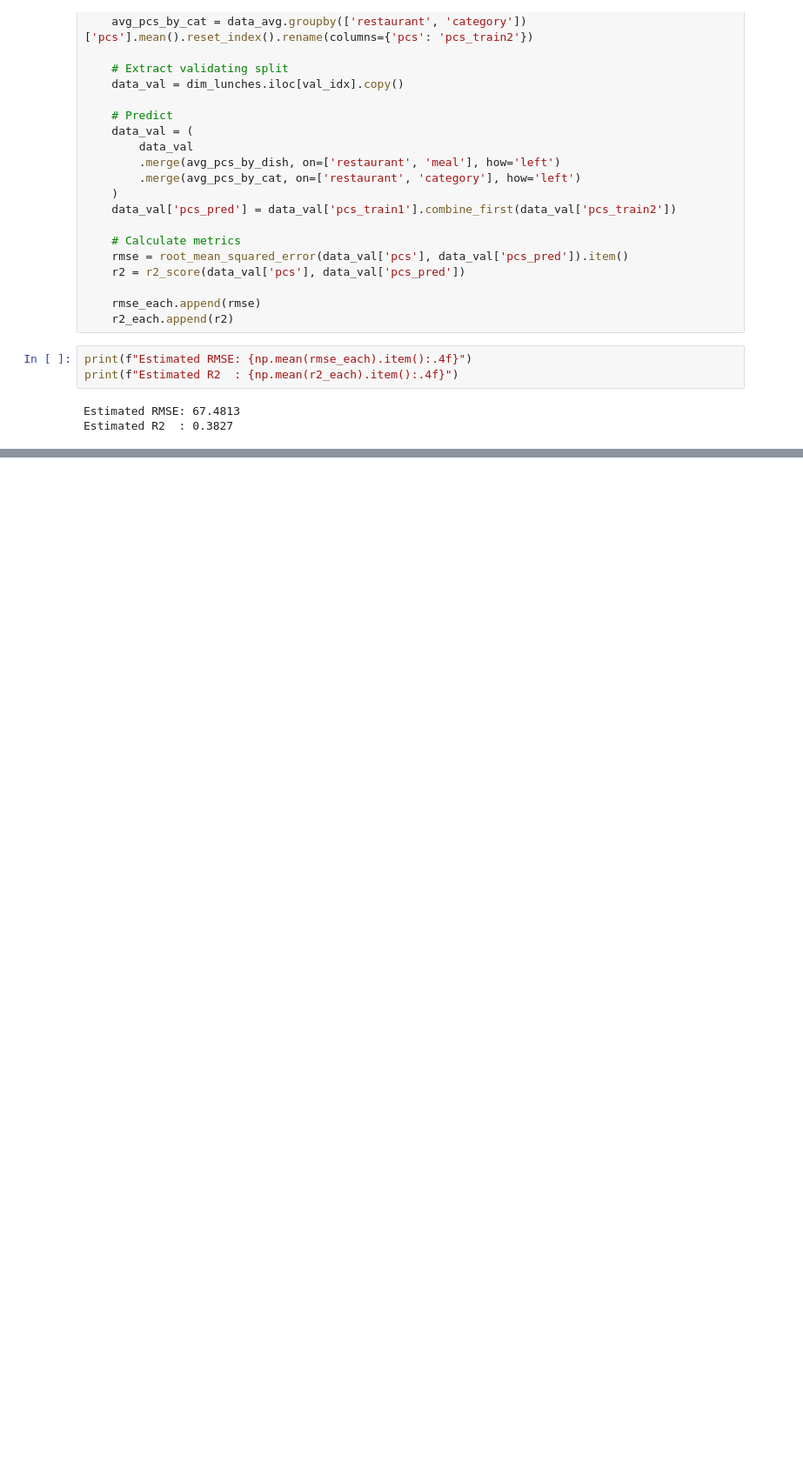
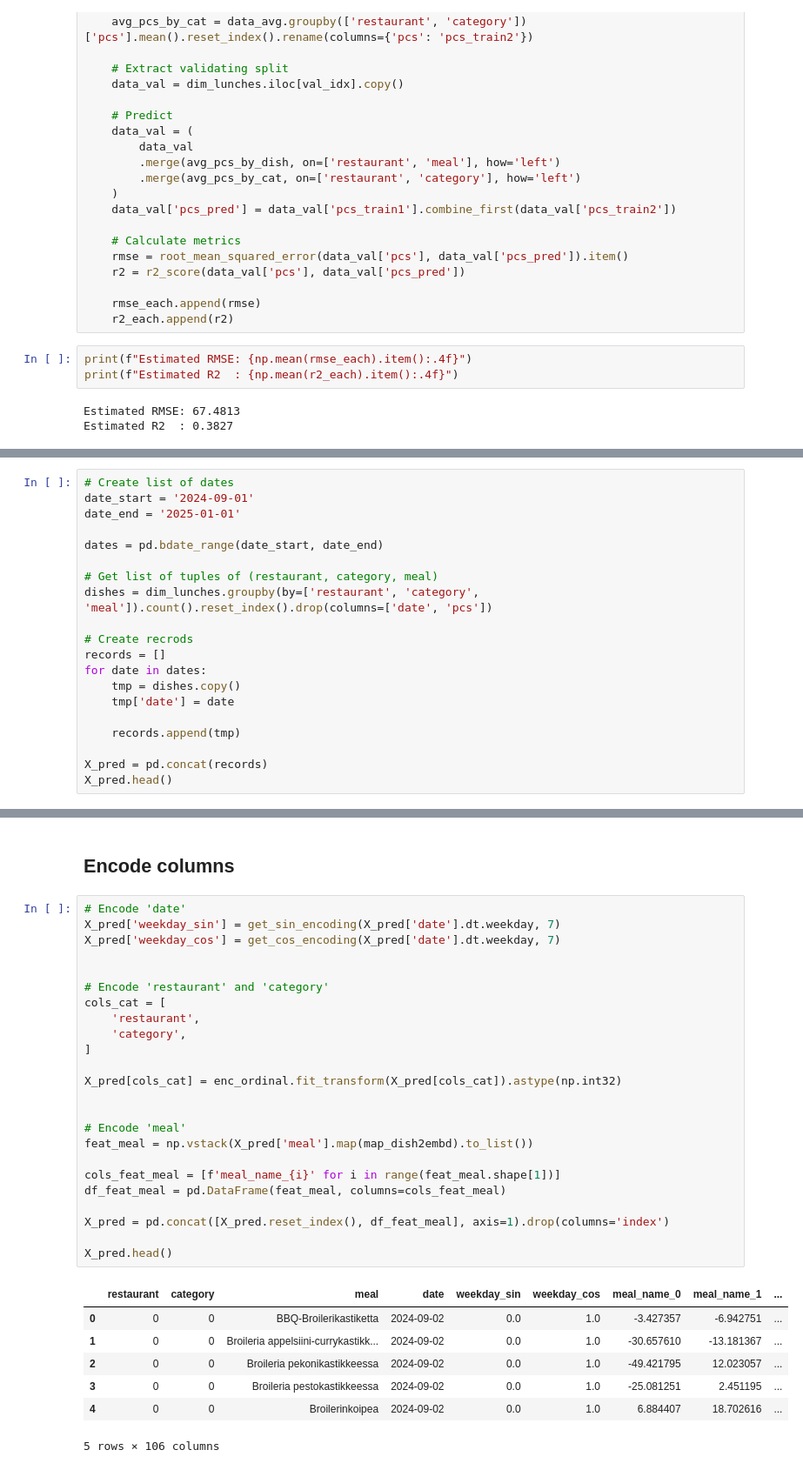
Before and after one commit to Food-Waste-Optimization/Food-Waste-Optimization, a Jupyter notebook: experiments_hoangle/recommendation/2_foreacast_pieces_per_dish.ipynb, the cells around one changed output, grey strips where cells are left out. Shown at 87% size. Drawn from its saved outputs; the diff is of its cells as text; blank space fills up the shorter version.

```diff
--- a/experiments_hoangle/recommendation/2_foreacast_pieces_per_dish.ipynb
+++ b/experiments_hoangle/recommendation/2_foreacast_pieces_per_dish.ipynb
@@ -355,0 +422,20 @@ Estimated R2  : 0.3827
+# %%
+# Create list of dates
+date_start = '2024-09-01'
+date_end = '2025-01-01'
+
+dates = pd.bdate_range(date_start, date_end)
+
+# Get list of tuples of (restaurant, category, meal)
+dishes = dim_lunches.groupby(by=['restaurant', 'category', 'meal']).count().reset_index().drop(columns=['date', 'pcs'])
+
+# Create recrods
+records = []
+for date in dates:
+    tmp = dishes.copy()
+    tmp['date'] = date
+
+    records.append(tmp)
+
+X_pred = pd.concat(records)
+X_pred.head()
@@ -355,0 +449,34 @@ Estimated R2  : 0.3827
+# %% [markdown]
+## Encode columns
+# %%
+# Encode 'date'
+X_pred['weekday_sin'] = get_sin_encoding(X_pred['date'].dt.weekday, 7)
+X_pred['weekday_cos'] = get_cos_encoding(X_pred['date'].dt.weekday, 7)
+
+
+# Encode 'restaurant' and 'category'
+cols_cat = [
+    'restaurant',
+    'category',
+]
+
+X_pred[cols_cat] = enc_ordinal.fit_transform(X_pred[cols_cat]).astype(np.int32)
+
+
+# Encode 'meal'
+feat_meal = np.vstack(X_pred['meal'].map(map_dish2embd).to_list())
+
+cols_feat_meal = [f'meal_name_{i}' for i in range(feat_meal.shape[1])]
+df_feat_meal = pd.DataFrame(feat_meal, columns=cols_feat_meal)
+
+X_pred = pd.concat([X_pred.reset_index(), df_feat_meal], axis=1).drop(columns='index')
+
+X_pred.head()
+# %% [output]
+|  | restaurant | category | meal | date | weekday_sin | weekday_cos | meal_name_0 | meal_name_1 | ... |
+| 0 | 0 | 0 | BBQ-Broilerikastiketta | 2024-09-02 | 0.0 | 1.0 | -3.427357 | -6.942751 | ... |
+| 1 | 0 | 0 | Broileria appelsiini-currykastikk... | 2024-09-02 | 0.0 | 1.0 | -30.657610 | -13.181367 | ... |
+| 2 | 0 | 0 | Broileria pekonikastikkeessa | 2024-09-02 | 0.0 | 1.0 | -49.421795 | 12.023057 | ... |
+| 3 | 0 | 0 | Broileria pestokastikkeessa | 2024-09-02 | 0.0 | 1.0 | -25.081251 | 2.451195 | ... |
+| 4 | 0 | 0 | Broilerinkoipea | 2024-09-02 | 0.0 | 1.0 | 6.884407 | 18.702616 | ... |
+5 rows × 106 columns
```
Also changed, not shown: parts of 21 cells of this notebook.
